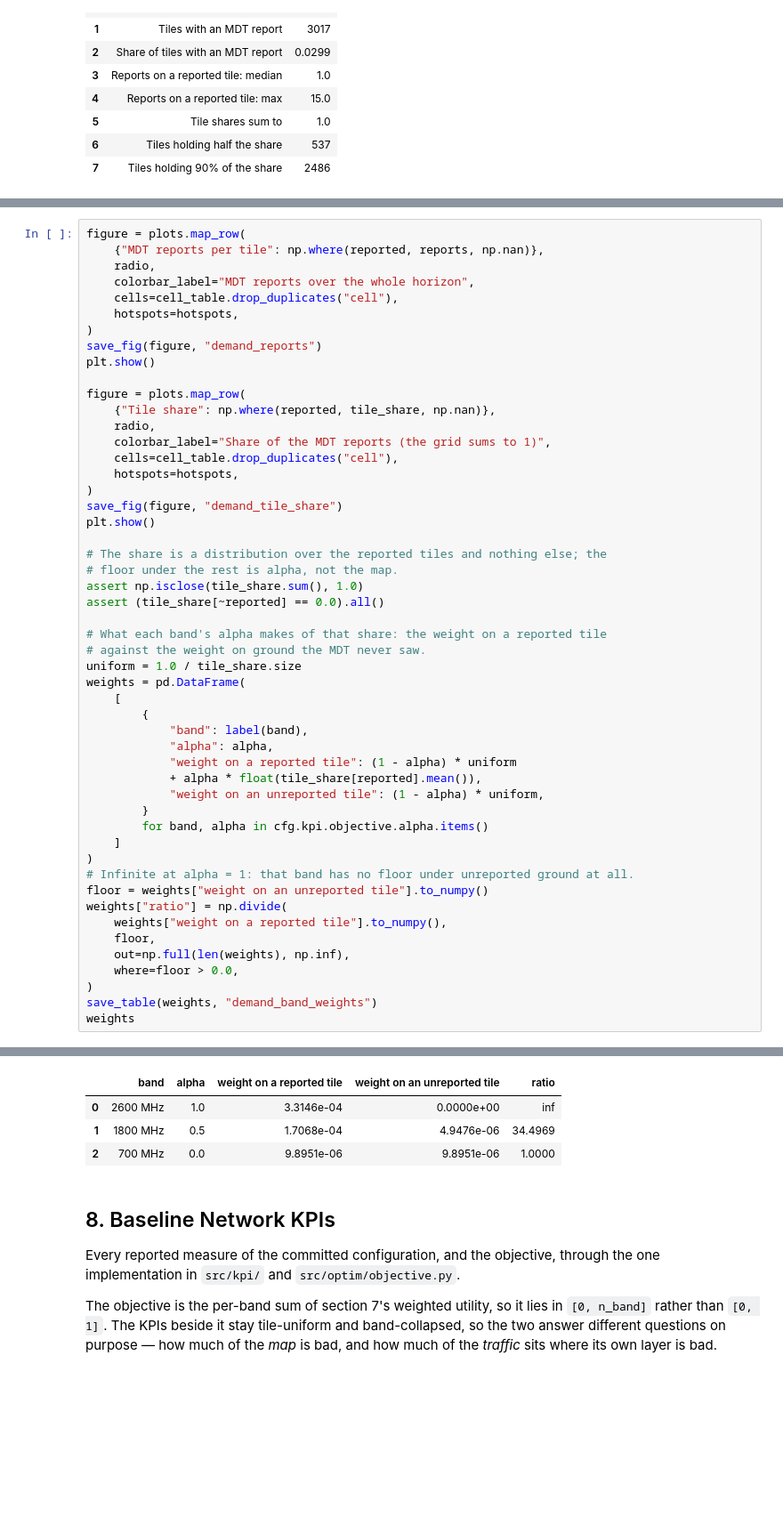
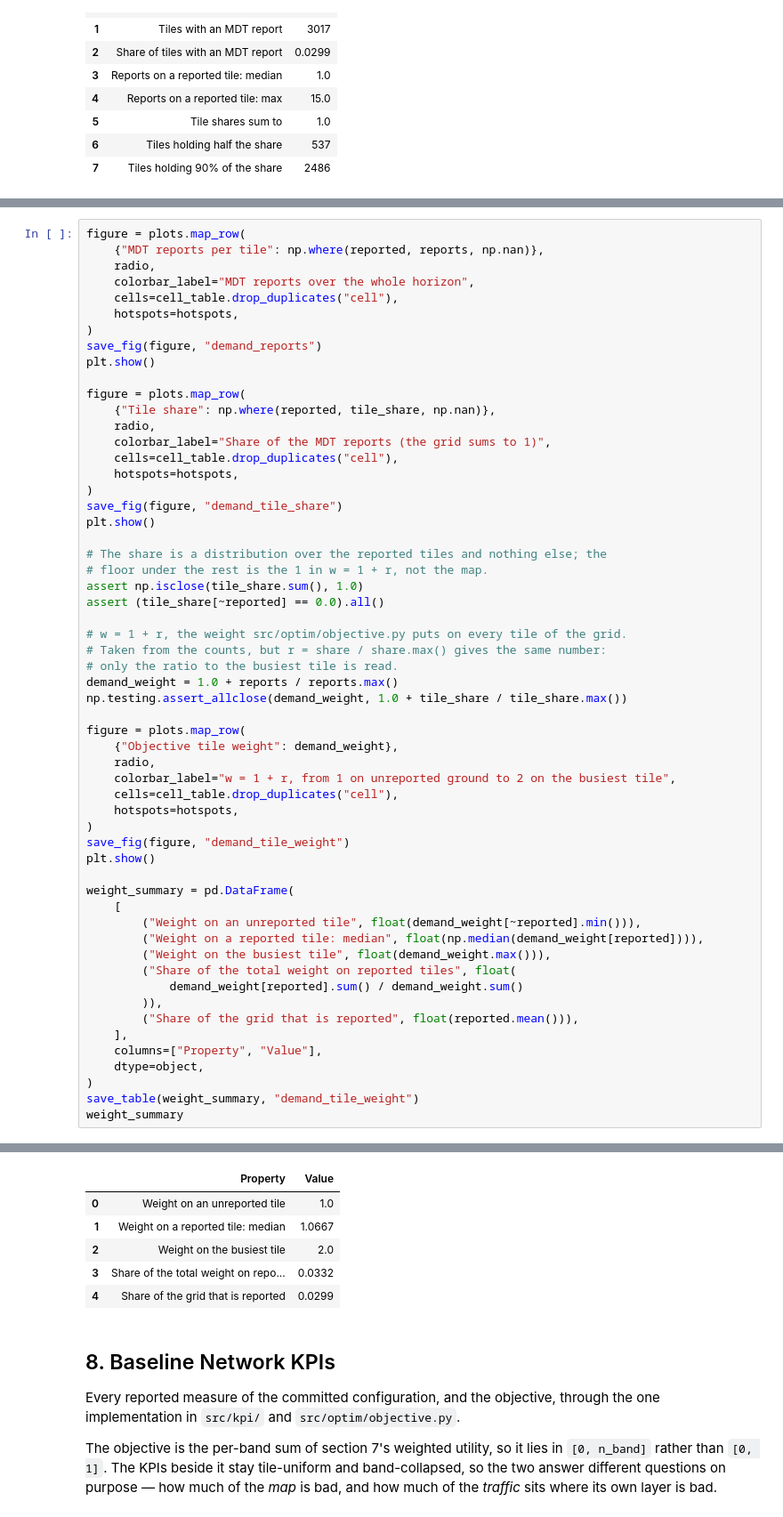
Before and after one commit to NguyenVu04/band-tilt, a Jupyter notebook: notebooks/02_preprocessing.ipynb, the cells around one changed output, grey strips where cells are left out. Shown at 89% size. Cells and saved outputs as stored; diff of their text form; blank space fills up the shorter version.

```diff
--- a/notebooks/02_preprocessing.ipynb
+++ b/notebooks/02_preprocessing.ipynb
@@ -490,33 +502,39 @@ save_fig(figure, "demand_tile_share")
 plt.show()
 
 # The share is a distribution over the reported tiles and nothing else; the
-# floor under the rest is alpha, not the map.
+# floor under the rest is the 1 in w = 1 + r, not the map.
 assert np.isclose(tile_share.sum(), 1.0)
 assert (tile_share[~reported] == 0.0).all()
 
-# What each band's alpha makes of that share: the weight on a reported tile
-# against the weight on ground the MDT never saw.
-uniform = 1.0 / tile_share.size
-weights = pd.DataFrame(
+# w = 1 + r, the weight src/optim/objective.py puts on every tile of the grid.
+# Taken from the counts, but r = share / share.max() gives the same number:
+# only the ratio to the busiest tile is read.
+demand_weight = 1.0 + reports / reports.max()
+np.testing.assert_allclose(demand_weight, 1.0 + tile_share / tile_share.max())
+
+figure = plots.map_row(
+    {"Objective tile weight": demand_weight},
+    radio,
+    colorbar_label="w = 1 + r, from 1 on unreported ground to 2 on the busiest tile",
+    cells=cell_table.drop_duplicates("cell"),
+    hotspots=hotspots,
+)
+save_fig(figure, "demand_tile_weight")
+plt.show()
+
+weight_summary = pd.DataFrame(
     [
-        {
-            "band": label(band),
-            "alpha": alpha,
-            "weight on a reported tile": (1 - alpha) * uniform
-            + alpha * float(tile_share[reported].mean()),
-            "weight on an unreported tile": (1 - alpha) * uniform,
-        }
-        for band, alpha in cfg.kpi.objective.alpha.items()
-    ]
+        ("Weight on an unreported tile", float(demand_weight[~reported].min())),
+        ("Weight on a reported tile: median", float(np.median(demand_weight[reported]))),
+        ("Weight on the busiest tile", float(demand_weight.max())),
+        ("Share of the total weight on reported tiles", float(
+            demand_weight[reported].sum() / demand_weight.sum()
+        )),
+        ("Share of the grid that is reported", float(reported.mean())),
+    ],
+    columns=["Property", "Value"],
+    dtype=object,
 )
-# Infinite at alpha = 1: that band has no floor under unreported ground at all.
-floor = weights["weight on an unreported tile"].to_numpy()
-weights["ratio"] = np.divide(
-    weights["weight on a reported tile"].to_numpy(),
-    floor,
-    out=np.full(len(weights), np.inf),
-    where=floor > 0.0,
-)
-save_table(weights, "demand_band_weights")
-weights
+save_table(weight_summary, "demand_tile_weight")
+weight_summary
 # %% [output]
@@ -525,7 +541,9 @@ weights
-|  | band | alpha | weight on a reported tile | weight on an unreported tile | ratio |
-| 0 | 2600 MHz | 1.0 | 3.3146e-04 | 0.0000e+00 | inf |
-| 1 | 1800 MHz | 0.5 | 1.7068e-04 | 4.9476e-06 | 34.4969 |
-| 2 | 700 MHz | 0.0 | 9.8951e-06 | 9.8951e-06 | 1.0000 |
+|  | Property | Value |
+| 0 | Weight on an unreported tile | 1.0 |
+| 1 | Weight on a reported tile: median | 1.0667 |
+| 2 | Weight on the busiest tile | 2.0 |
+| 3 | Share of the total weight on repo... | 0.0332 |
+| 4 | Share of the grid that is reported | 0.0299 |
 # %% [markdown]
 ## 8. Baseline Network KPIs
 
```
Also changed, not shown: parts of 13 cells of this notebook, 32 other files.
